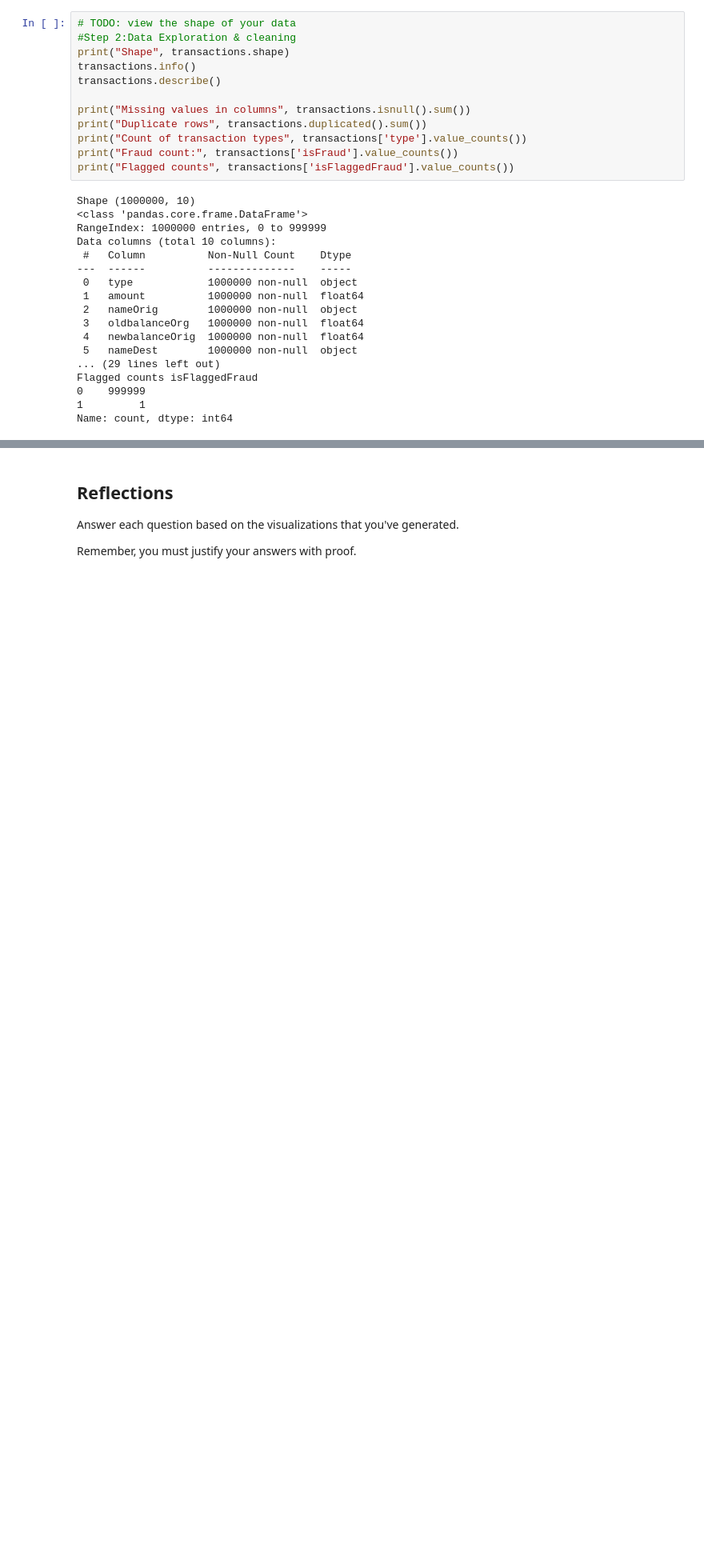
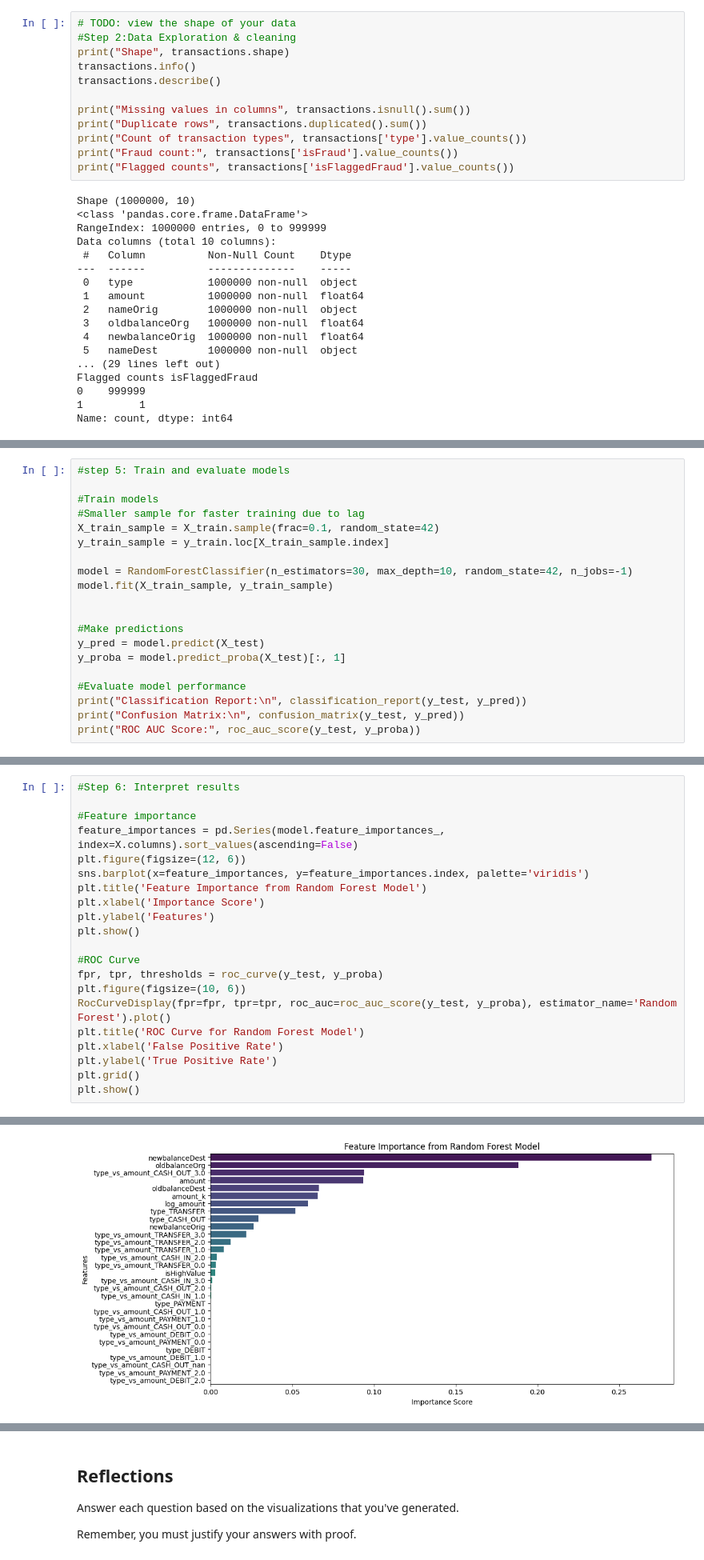
Before and after one commit to JessLawren/detect-fraud, a Jupyter notebook: notebooks/eda.ipynb, the cells around one changed output, grey strips where cells are left out. Shown at 80% size. Drawn from its saved outputs; the diff is of its cells as text; blank space fills up the shorter version.

```diff
--- a/notebooks/eda.ipynb
+++ b/notebooks/eda.ipynb
@@ -61,0 +233,20 @@ Name: count, dtype: int64
+# %%
+#step 5: Train and evaluate models
+
+#Train models
+#Smaller sample for faster training due to lag
+X_train_sample = X_train.sample(frac=0.1, random_state=42)
+y_train_sample = y_train.loc[X_train_sample.index]
+
+model = RandomForestClassifier(n_estimators=30, max_depth=10, random_state=42, n_jobs=-1)
+model.fit(X_train_sample, y_train_sample)
+
+
+#Make predictions
+y_pred = model.predict(X_test)
+y_proba = model.predict_proba(X_test)[:, 1]
+
+#Evaluate model performance
+print("Classification Report:\n", classification_report(y_test, y_pred))
+print("Confusion Matrix:\n", confusion_matrix(y_test, y_pred))
+print("ROC AUC Score:", roc_auc_score(y_test, y_proba))
@@ -61,0 +268,22 @@ Name: count, dtype: int64
+# %%
+#Step 6: Interpret results
+
+#Feature importance
+feature_importances = pd.Series(model.feature_importances_, index=X.columns).sort_values(ascending=False)
+plt.figure(figsize=(12, 6))
+sns.barplot(x=feature_importances, y=feature_importances.index, palette='viridis')
+plt.title('Feature Importance from Random Forest Model')
+plt.xlabel('Importance Score')
+plt.ylabel('Features')
+plt.show()
+
+#ROC Curve
+fpr, tpr, thresholds = roc_curve(y_test, y_proba)
+plt.figure(figsize=(10, 6))
+RocCurveDisplay(fpr=fpr, tpr=tpr, roc_auc=roc_auc_score(y_test, y_proba), estimator_name='Random Forest').plot()
+plt.title('ROC Curve for Random Forest Model')
+plt.xlabel('False Positive Rate')
+plt.ylabel('True Positive Rate')
+plt.grid()
+plt.show()
+# %% [output]
@@ -61,0 +293 @@ Name: count, dtype: int64
+[figure, added]
```
Also changed, not shown: parts of 7 cells of this notebook.
